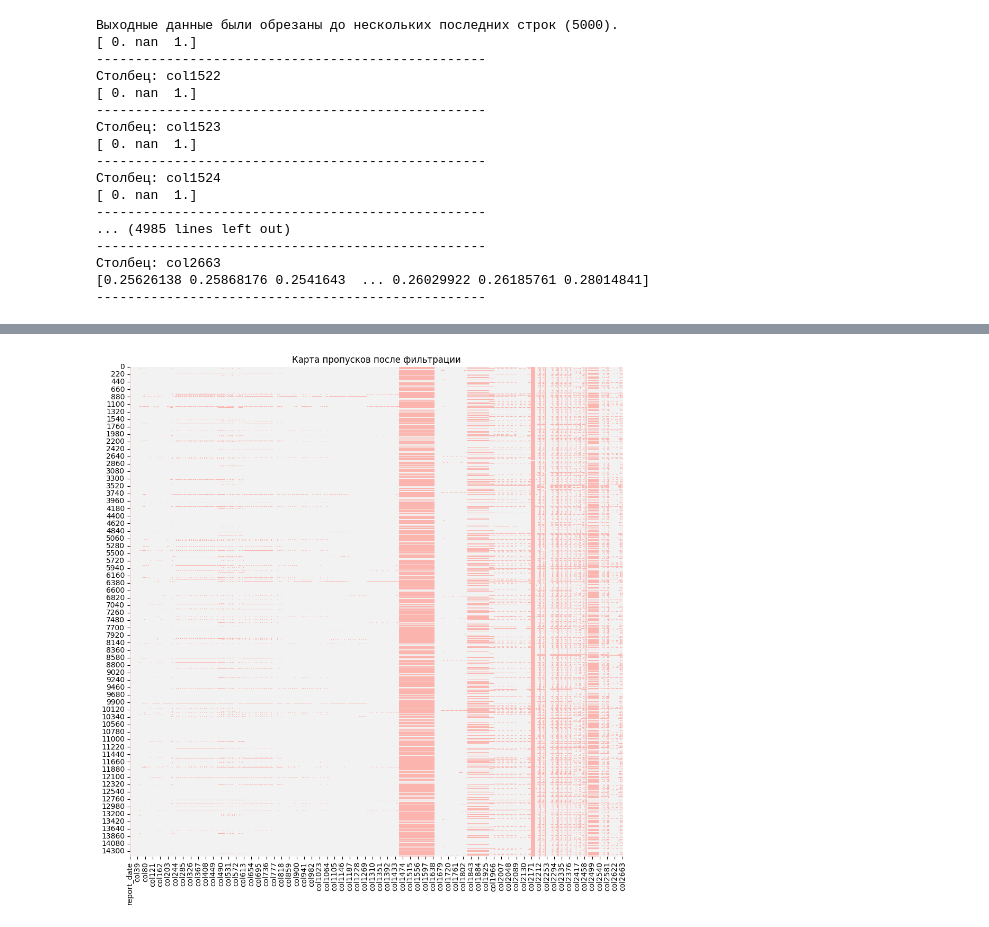
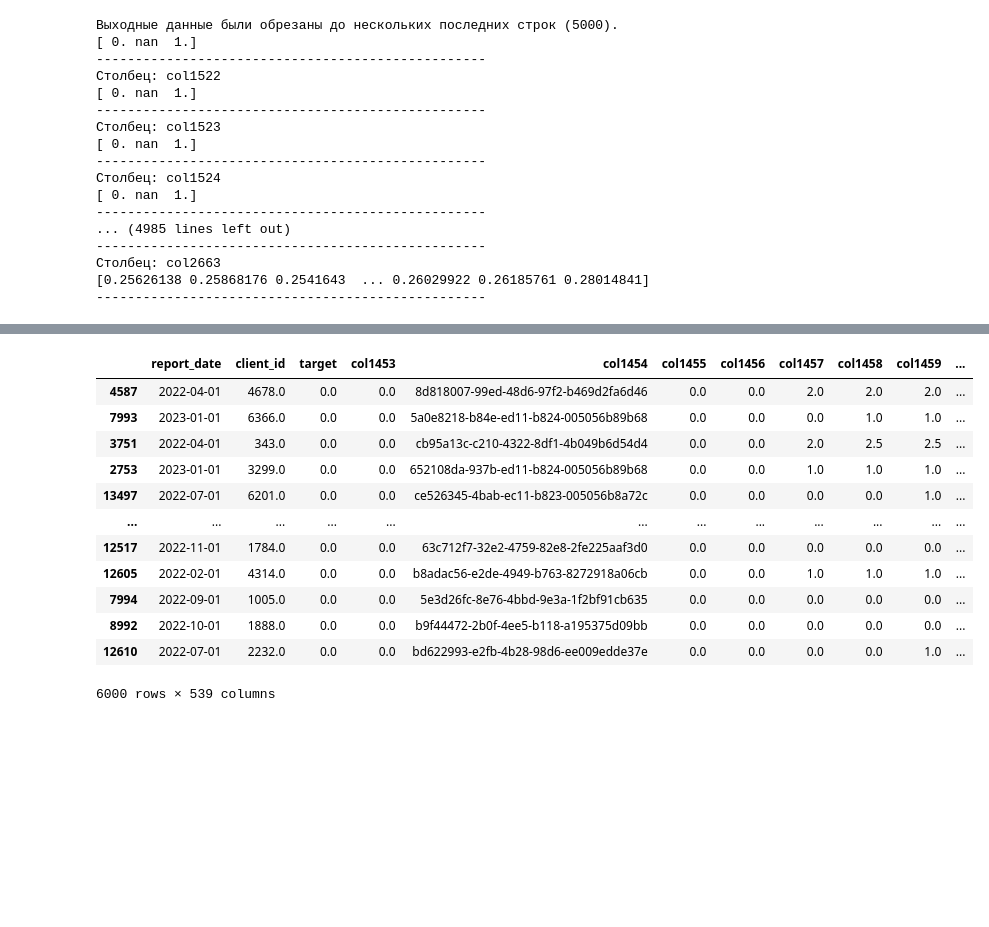
Before and after one commit to Tema13379/2intensiv2, a Jupyter notebook: data.ipynb, the cells around one changed output, grey strips where cells are left out. Cells and saved outputs as stored; diff of their text form; code cells hidden in the pictures; blank space fills up the shorter version.

```diff
--- a/data.ipynb
+++ b/data.ipynb
@@ -299,12 +249,0 @@ data.describe(include=['object'])
-# %%
-# Устанавливаем порог заполненности
-threshold = 0.2
-
-# Рассчитываем порог количества ненулевых значений
-min_non_null_count = int(threshold * len(data))
-
-# Удаляем столбцы, где количество ненулевых значений меньше порога
-filtered_train = data.dropna(axis=1, thresh=min_non_null_count)
-
-# Сохраняем результат (опционально)
-filtered_train.to_csv("sort_data.csv", index=False)
@@ -334,8 +250,16 @@ NameError: name 'filtered_data' is not defined
-# %%
-# Визуализация
-fig, ax = plt.subplots(figsize=(12, 12))
-sns.heatmap(data.isnull(), cbar=False, cmap='Pastel1')
-plt.title("Карта пропусков после фильтрации")
-plt.show()
-# %% [output]
-[figure, removed]
+# %%
+filtered_train
+# %% [output]
+|  | report_date | client_id | target | col1453 | col1454 | col1455 | col1456 | col1457 | col1458 | col1459 | ... |
+| 4587 | 2022-04-01 | 4678.0 | 0.0 | 0.0 | 8d818007-99ed-48d6-97f2-b469d2fa6d46 | 0.0 | 0.0 | 2.0 | 2.0 | 2.0 | ... |
+| 7993 | 2023-01-01 | 6366.0 | 0.0 | 0.0 | 5a0e8218-b84e-ed11-b824-005056b89b68 | 0.0 | 0.0 | 0.0 | 1.0 | 1.0 | ... |
+| 3751 | 2022-04-01 | 343.0 | 0.0 | 0.0 | cb95a13c-c210-4322-8df1-4b049b6d54d4 | 0.0 | 0.0 | 2.0 | 2.5 | 2.5 | ... |
+| 2753 | 2023-01-01 | 3299.0 | 0.0 | 0.0 | 652108da-937b-ed11-b824-005056b89b68 | 0.0 | 0.0 | 1.0 | 1.0 | 1.0 | ... |
+| 13497 | 2022-07-01 | 6201.0 | 0.0 | 0.0 | ce526345-4bab-ec11-b823-005056b8a72c | 0.0 | 0.0 | 0.0 | 0.0 | 1.0 | ... |
+| ... | ... | ... | ... | ... | ... | ... | ... | ... | ... | ... | ... |
+| 12517 | 2022-11-01 | 1784.0 | 0.0 | 0.0 | 63c712f7-32e2-4759-82e8-2fe225aaf3d0 | 0.0 | 0.0 | 0.0 | 0.0 | 0.0 | ... |
+| 12605 | 2022-02-01 | 4314.0 | 0.0 | 0.0 | b8adac56-e2de-4949-b763-8272918a06cb | 0.0 | 0.0 | 1.0 | 1.0 | 1.0 | ... |
+| 7994 | 2022-09-01 | 1005.0 | 0.0 | 0.0 | 5e3d26fc-8e76-4bbd-9e3a-1f2bf91cb635 | 0.0 | 0.0 | 0.0 | 0.0 | 0.0 | ... |
+| 8992 | 2022-10-01 | 1888.0 | 0.0 | 0.0 | b9f44472-2b0f-4ee5-b118-a195375d09bb | 0.0 | 0.0 | 0.0 | 0.0 | 0.0 | ... |
+| 12610 | 2022-07-01 | 2232.0 | 0.0 | 0.0 | bd622993-e2fb-4b28-98d6-ee009edde37e | 0.0 | 0.0 | 0.0 | 0.0 | 1.0 | ... |
+6000 rows × 539 columns
```
Also changed, not shown: parts of 27 cells of this notebook.
